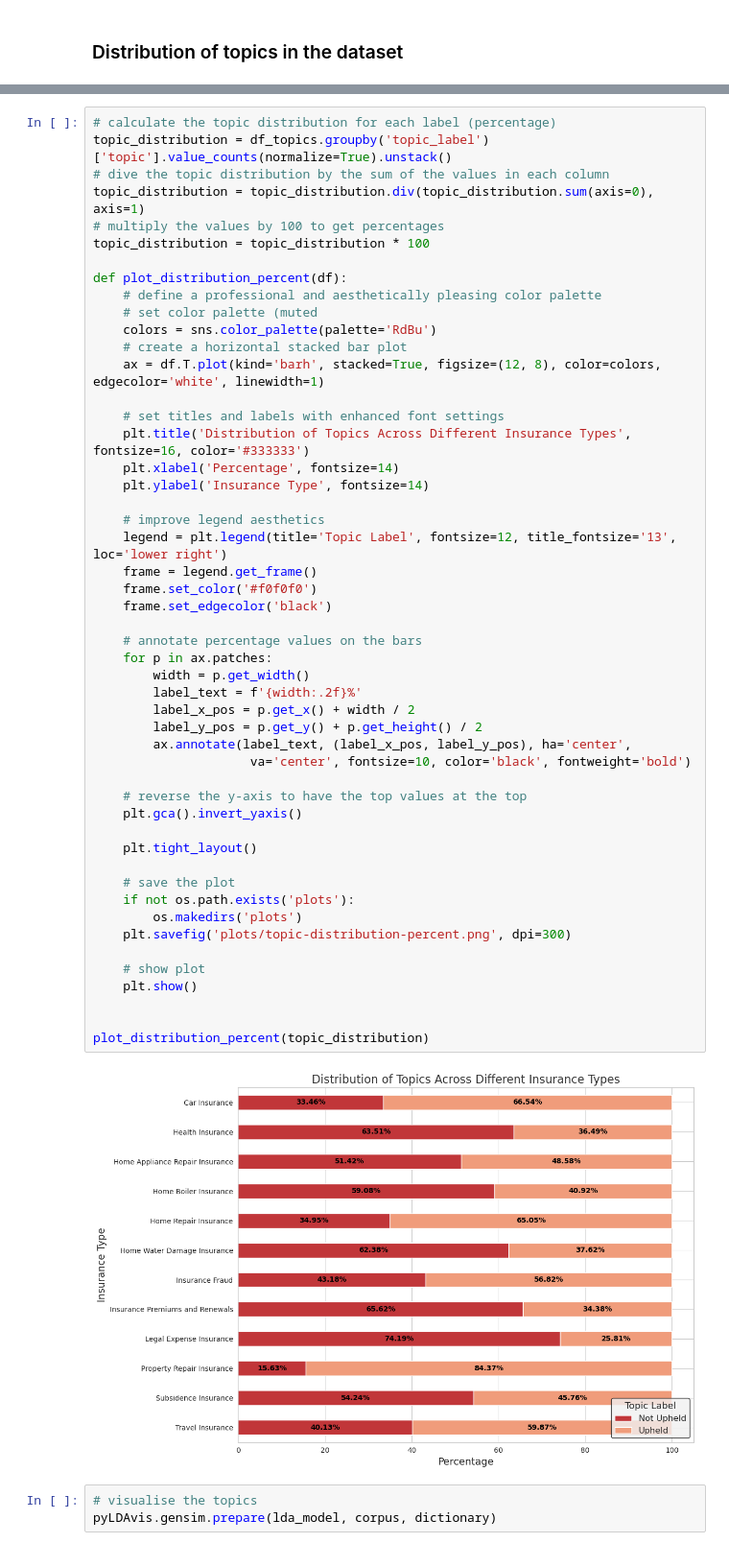
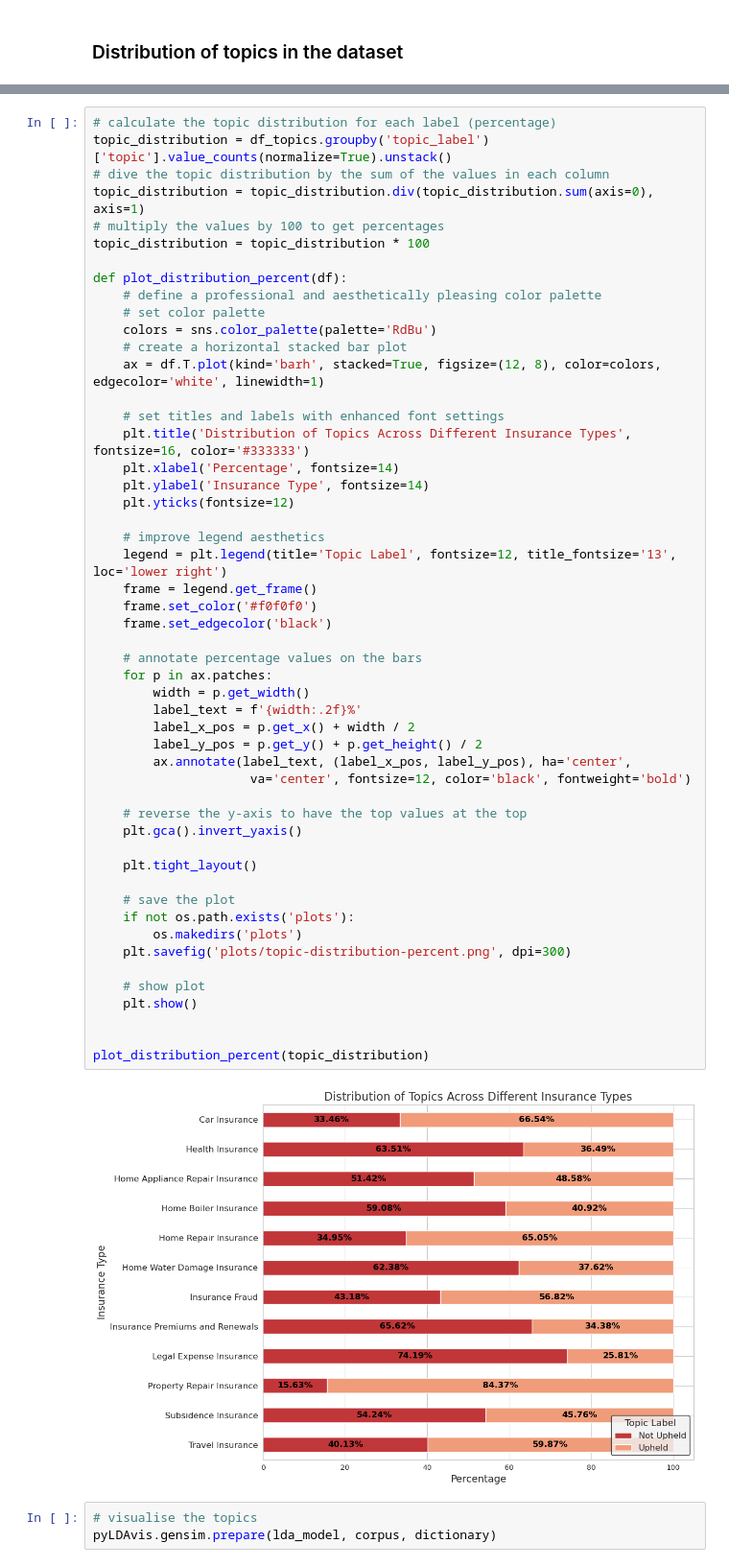
Before and after one commit to LeleVibrato/sb-code, a Jupyter notebook: eda_topic_model.ipynb, the cells around one changed output, grey strips where cells are left out. Shown at 96% size. Saved outputs shown, nothing was run; the diff lists cells and outputs as text.

```diff
--- a/eda_topic_model.ipynb
+++ b/eda_topic_model.ipynb
@@ -311,7 +341,7 @@ topic_distribution = topic_distribution * 100
 
 def plot_distribution_percent(df):
     # define a professional and aesthetically pleasing color palette
-    # set color palette (muted
+    # set color palette
     colors = sns.color_palette(palette='RdBu')
     # create a horizontal stacked bar plot
     ax = df.T.plot(kind='barh', stacked=True, figsize=(12, 8), color=colors, edgecolor='white', linewidth=1)
@@ -320,39 +350,40 @@ def plot_distribution_percent(df):
     plt.title('Distribution of Topics Across Different Insurance Types', fontsize=16, color='#333333')
     plt.xlabel('Percentage', fontsize=14)
     plt.ylabel('Insurance Type', fontsize=14)
+    plt.yticks(fontsize=12)
 
     # improve legend aesthetics
     legend = plt.legend(title='Topic Label', fontsize=12, title_fontsize='13', loc='lower right')
     frame = legend.get_frame()
     frame.set_color('#f0f0f0')
     frame.set_edgecolor('black')
 
     # annotate percentage values on the bars
     for p in ax.patches:
         width = p.get_width()
         label_text = f'{width:.2f}%'
         label_x_pos = p.get_x() + width / 2
         label_y_pos = p.get_y() + p.get_height() / 2
         ax.annotate(label_text, (label_x_pos, label_y_pos), ha='center',
-                     va='center', fontsize=10, color='black', fontweight='bold')
+                     va='center', fontsize=12, color='black', fontweight='bold')
 
     # reverse the y-axis to have the top values at the top
     plt.gca().invert_yaxis()
 
     plt.tight_layout()
 
     # save the plot
     if not os.path.exists('plots'):
         os.makedirs('plots')
     plt.savefig('plots/topic-distribution-percent.png', dpi=300)
 
     # show plot
     plt.show()
 
 
 plot_distribution_percent(topic_distribution)
 # %% [output]
-[figure, old version]
+[figure, new version]
 # %%
 # visualise the topics
 pyLDAvis.gensim.prepare(lda_model, corpus, dictionary)
```
Also changed, not shown: parts of 5 cells of this notebook, 16 other files.
